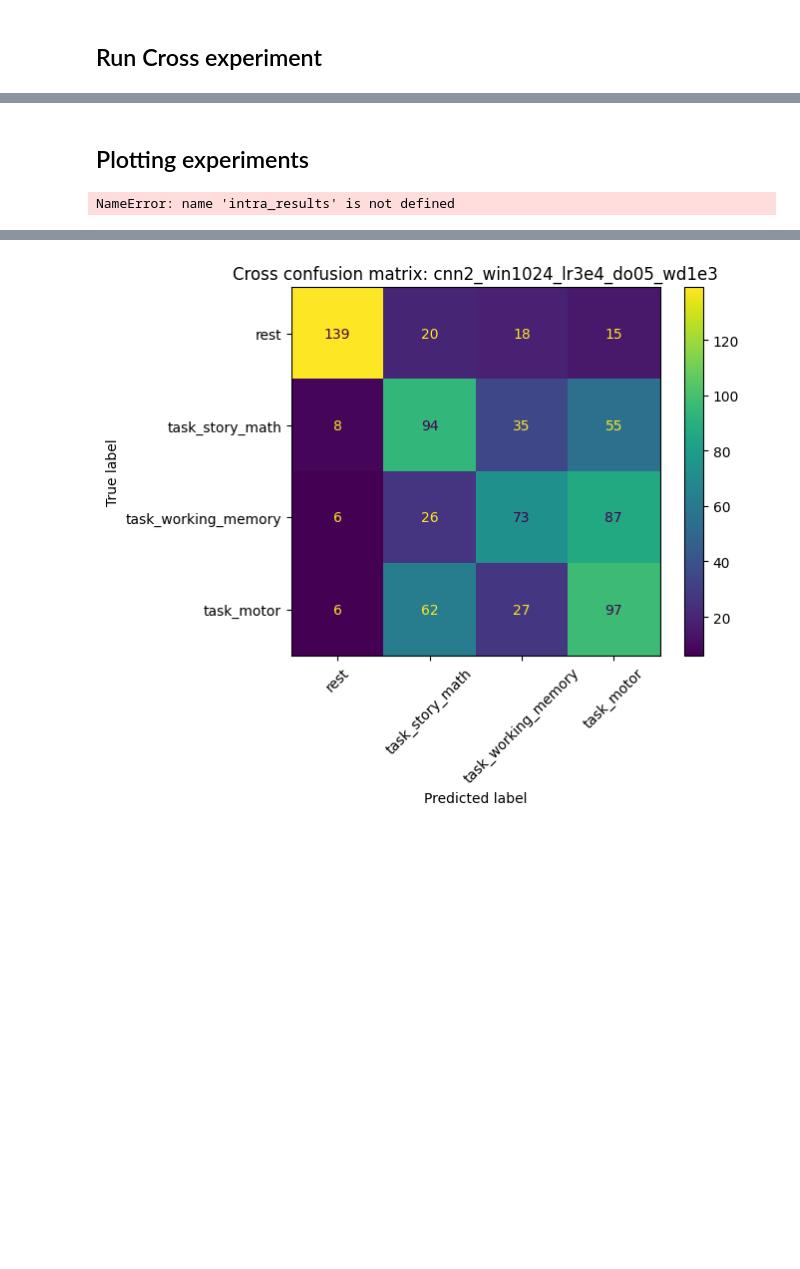
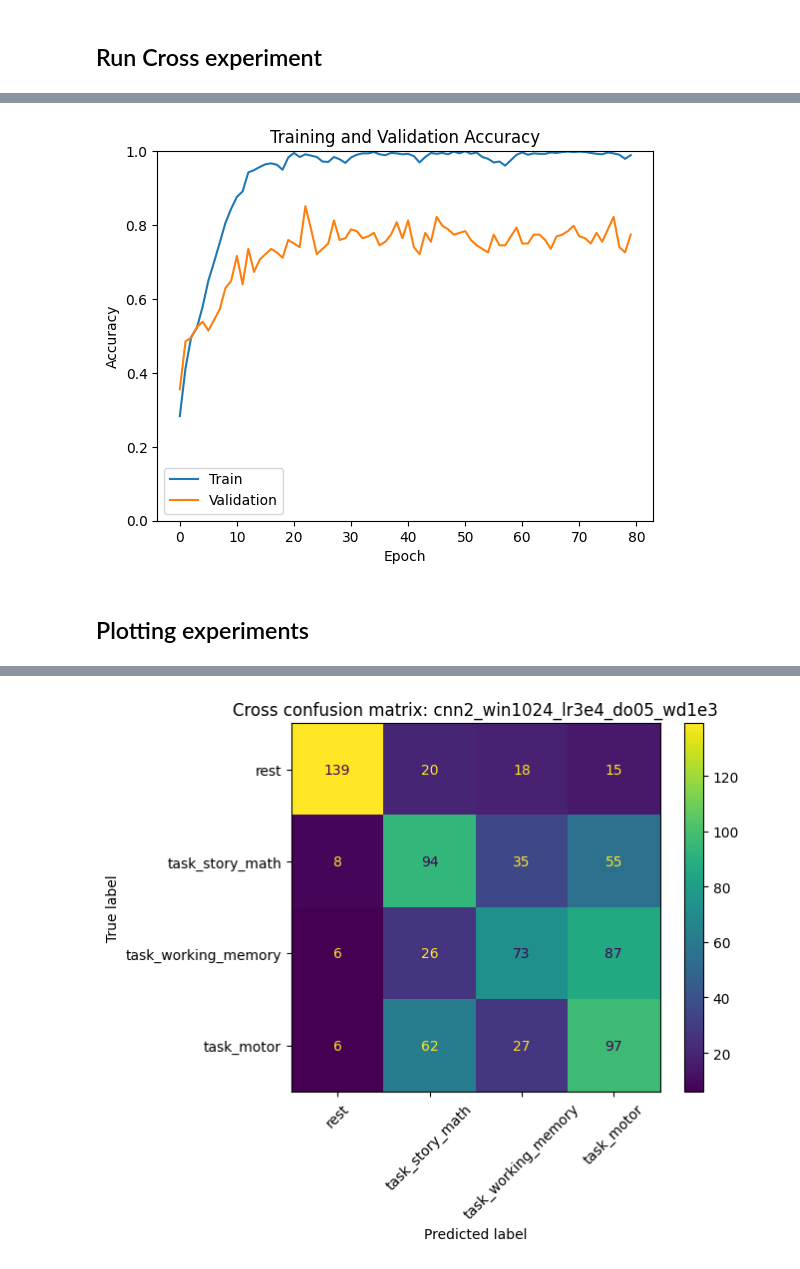
Before and after one commit to Stijnaard/DL_assignment_2, a Jupyter notebook: Stijn_1DCNN.ipynb, the cells around one changed output, grey strips where cells are left out. Saved outputs shown, nothing was run; the diff lists cells and outputs as text; code cells hidden in the pictures; blank space fills up the shorter version.

```diff
--- a/Stijn_1DCNN.ipynb
+++ b/Stijn_1DCNN.ipynb
@@ -1320,0 +712,15 @@ Finished cnn4_win512_lr3e4_do05_wd1e2 | val acc: 0.585 | mean test acc: 0.479
+# %%
+best_result_cross = {
+        "name": "cnn2_win1024_lr3e4_do05_wd1e3",
+        "model_name": "MEG1DCNN2",
+        "dropout": 0.5,
+        "lr": 3e-4,
+        "weight_decay": 1e-3,
+        "batch_size": 32,
+        "epochs": 80,
+        "window_size": 1024,
+        "stride": 512,
+        "downsample_factor": 4,
+}
+
+result_cross = run_cross_experiment(best_result_cross)
@@ -1321,3 +738,15 @@ Finished cnn4_win512_lr3e4_do05_wd1e2 | val acc: 0.585 | mean test acc: 0.479
+# %%
+# plot train history and validation history of this run
+plt.plot(result_cross["history"]["train_acc"], label="Train")
+plt.plot(result_cross["history"]["val_acc"], label="Validation")
+plt.xlabel("Epoch")
+plt.ylim(0, 1)
+plt.ylabel("Accuracy")
+plt.title("Training and Validation Accuracy")
+plt.legend()
+plt.show()
+# %% [output]
+[figure, added]
 # %% [markdown]
 ## Plotting experiments
 # %%
@@ -1335,14 +764,4 @@ def plot_histories(results, metric="val_acc"):
     plt.title(metric)
     plt.legend()
     plt.show()
-# %%
-# from the results, select the best 3 configurations for intra and cross, and plot their histories
-intra_results = sorted(intra_results, key=lambda x: x["test_acc"], reverse=True)[:3]
-cross_results = sorted(cross_results, key=lambda x: x["mean_test_acc"], reverse=True)[:3]
-
-
-plot_histories(intra_results, metric="val_acc")
-plot_histories(cross_results, metric="val_acc")
-# %% [output]
-NameError: name 'intra_results' is not defined
 # %%
```
Also changed, not shown: parts of 10 cells of this notebook, 3 other files.
